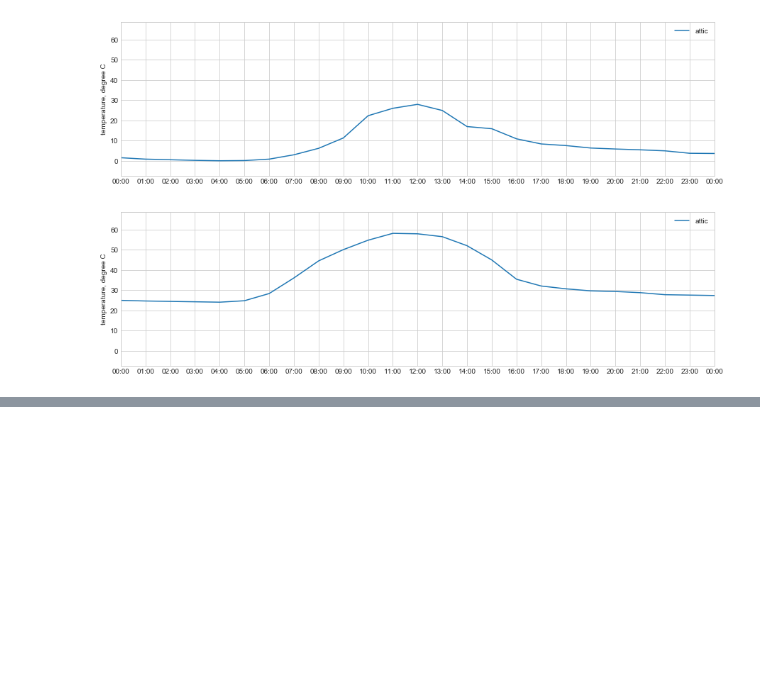
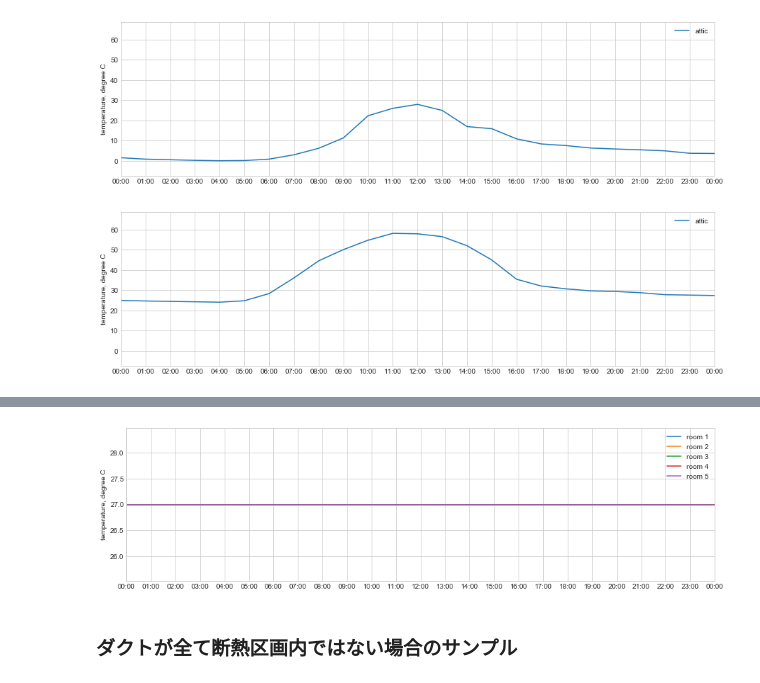
Before and after one commit to HisashiMiura/duct_type_central_hc_system, a Jupyter notebook: explain_functions.ipynb, the cells around one changed output, grey strips where cells are left out. Drawn from its saved outputs; the diff is of its cells as text; code cells hidden in the pictures; blank space fills up the shorter version.

```diff
--- a/explain_functions.ipynb
+++ b/explain_functions.ipynb
@@ -267,0 +310,11 @@ ac.draw_graph(y_title='temperature, degree C', ys=[(theta_attic_c, 'attic')], op
+# %%
+ac.draw_graph(y_title='temperature, degree C',
+              ys=[(theta_sur_c_sample_insulated[0], 'room 1'),
+                  (theta_sur_c_sample_insulated[1], 'room 2'),
+                  (theta_sur_c_sample_insulated[2], 'room 3'),
+                  (theta_sur_c_sample_insulated[3], 'room 4'),
+                  (theta_sur_c_sample_insulated[4], 'room 5')], op='raw', display_date=cday)
+# %% [output]
+[figure, added]
+# %% [markdown]
+### ダクトが全て断熱区画内ではない場合のサンプル
```
Also changed, not shown: parts of 19 cells of this notebook.
